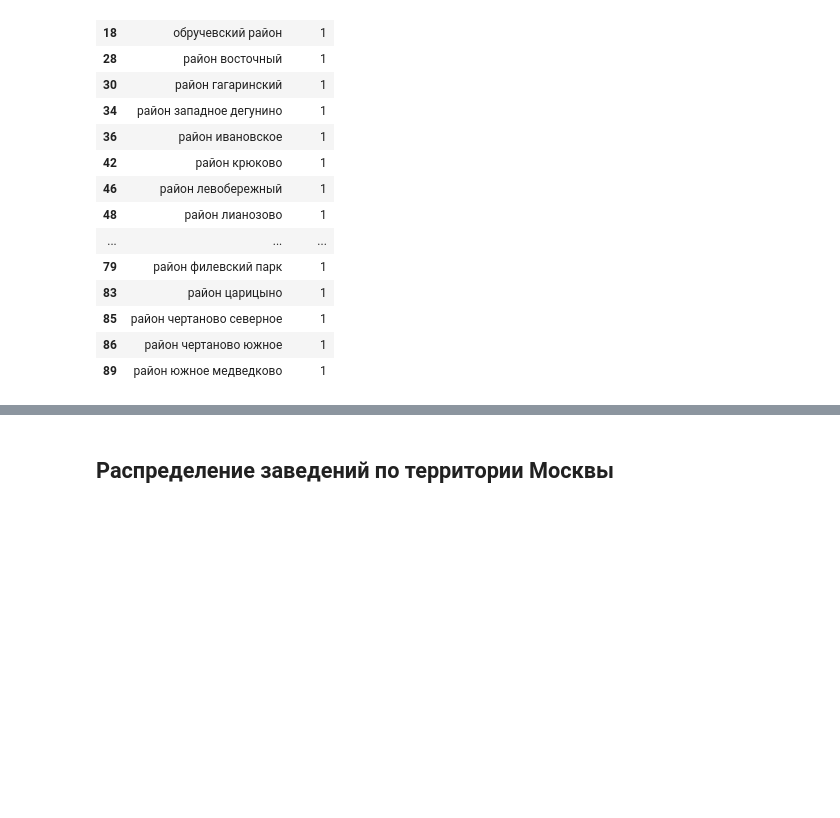
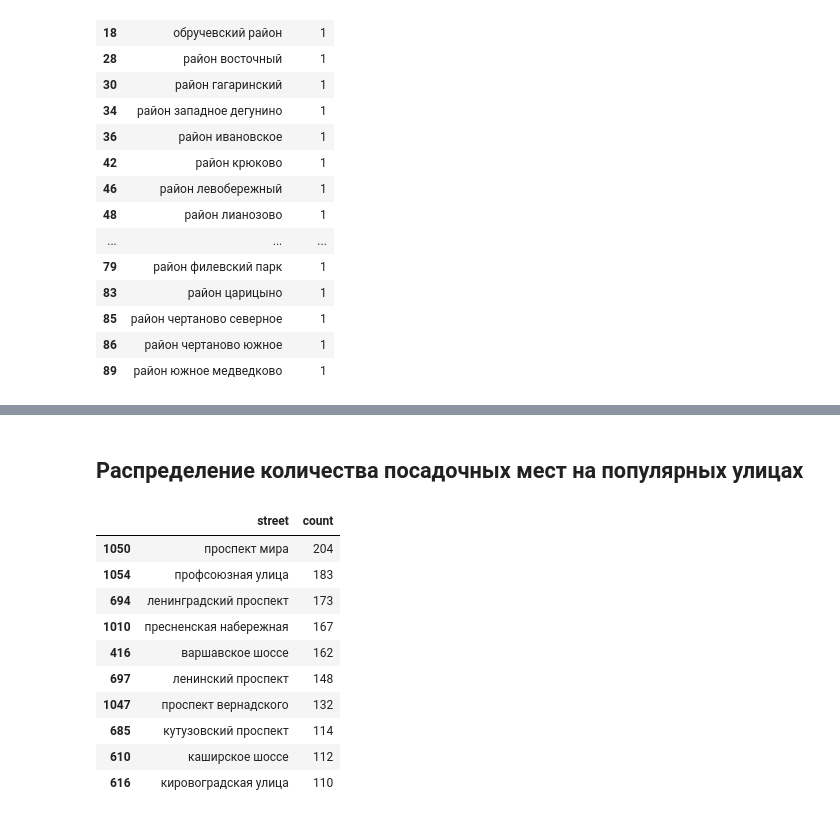
Before and after one commit to parabatareek/DataAnalyst, a Jupyter notebook: Projects/Project 9 - Анализ заведений общественного питания/Project 9 - Анализ заведений общественного питания.ipynb, the cells around one changed output, grey strips where cells are left out. Saved outputs shown, nothing was run; the diff lists cells and outputs as text; code cells hidden in the pictures; blank space fills up the shorter version.

Commit message:
Project 9 - Анализ заведений общественного питания  + изменения с учетом коментариев ревьювера

```diff
--- a/Projects/Project 9 - Анализ заведений общественного питания/Project 9 - Анализ заведений общественного питания.ipynb
+++ b/Projects/Project 9 - Анализ заведений общественного питания/Project 9 - Анализ заведений общественного питания.ipynb
@@ -411,3 +387,3 @@ data
 # %% [markdown]
-<a id='analyse_map'></a>
-## Распределение заведений по территории Москвы ##
+<a id='analyze_top_street_seat'></a>
+## Распределение количества посадочных мест на популярных улицах ##
@@ -422,0 +410,14 @@ data
+# %%
+street_top
+# %% [output]
+|  | street | count |
+| 1050 | проспект мира | 204 |
+| 1054 | профсоюзная улица | 183 |
+| 694 | ленинградский проспект | 173 |
+| 1010 | пресненская набережная | 167 |
+| 416 | варшавское шоссе | 162 |
+| 697 | ленинский проспект | 148 |
+| 1047 | проспект вернадского | 132 |
+| 685 | кутузовский проспект | 114 |
+| 610 | каширское шоссе | 112 |
+| 616 | кировоградская улица | 110 |
```
Also changed, not shown: parts of 12 cells of this notebook, 7 other files.
